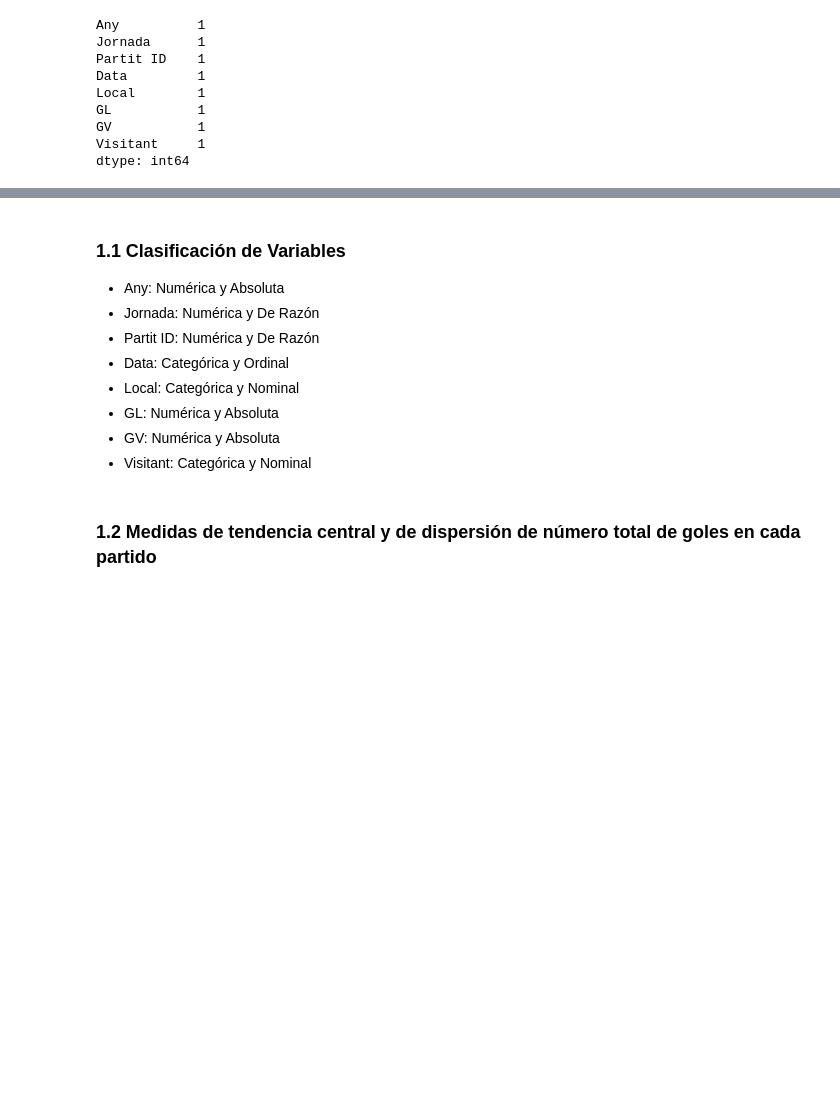
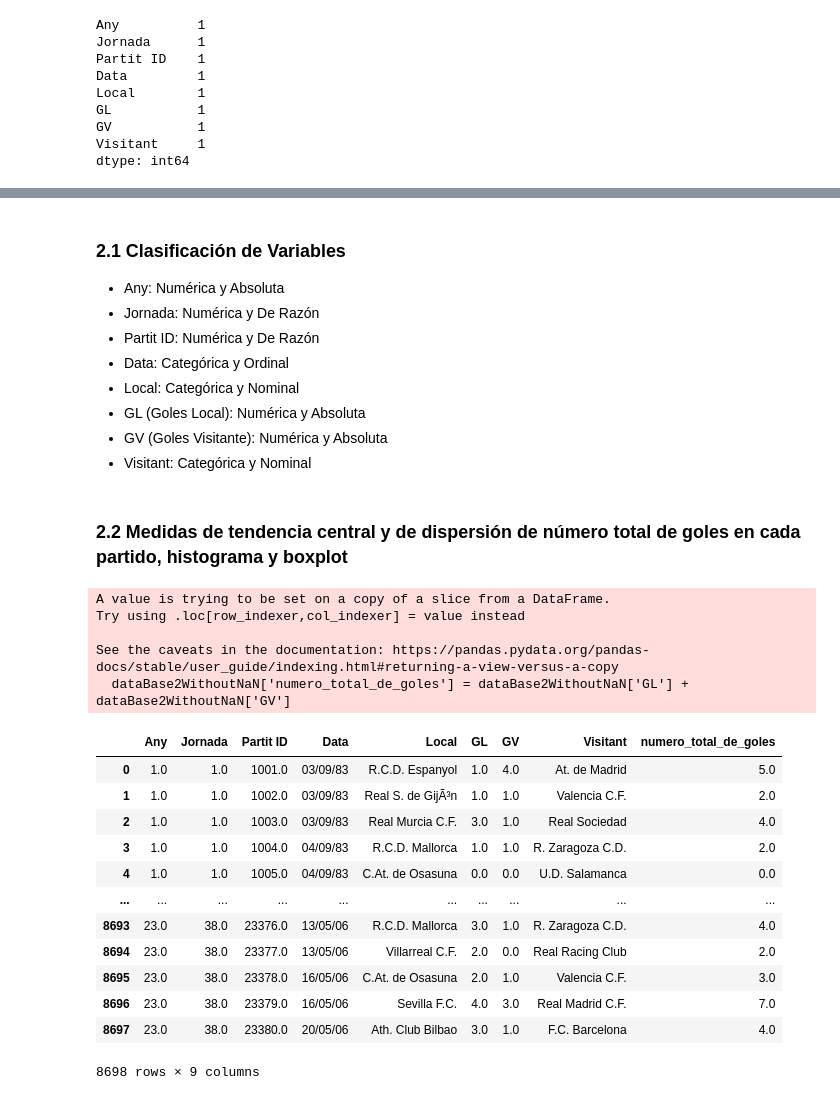
Before and after one commit to santiago861/Statistics, a Jupyter notebook: Weekly Exercises/week1/tarea1.ipynb, the cells around one changed output, grey strips where cells are left out. Cells and saved outputs as stored; diff of their text form; code cells hidden in the pictures; blank space fills up the shorter version.

```diff
--- a/Weekly Exercises/week1/tarea1.ipynb
+++ b/Weekly Exercises/week1/tarea1.ipynb
@@ -243,14 +258,36 @@ dataBase2WithoutNaN = dataBase2.dropna()
 # %% [markdown]
 
-### 1.1 Clasificación de Variables
+### 2.1 Clasificación de Variables
 
 - Any: Numérica y Absoluta
 - Jornada: Numérica y De Razón
 - Partit ID: Numérica y De Razón
 - Data: Categórica y Ordinal
 - Local: Categórica y Nominal
-- GL: Numérica y Absoluta
-- GV: Numérica y Absoluta
+- GL (Goles Local): Numérica y Absoluta
+- GV (Goles Visitante): Numérica y Absoluta
 - Visitant: Categórica y Nominal
 # %% [markdown]
-### 1.2 Medidas de tendencia central y de dispersión de número total de goles en cada partido
+### 2.2 Medidas de tendencia central y de dispersión de número total de goles en cada partido, histograma y boxplot
+# %%
+dataBase2WithoutNaN['numero_total_de_goles'] = dataBase2WithoutNaN['GL'] + dataBase2WithoutNaN['GV']
+dataBase2WithoutNaN
+# %% [output]
+A value is trying to be set on a copy of a slice from a DataFrame.
+Try using .loc[row_indexer,col_indexer] = value instead
+
+See the caveats in the documentation: https://pandas.pydata.org/pandas-docs/stable/user_guide/indexing.html#returning-a-view-versus-a-copy
+  dataBase2WithoutNaN['numero_total_de_goles'] = dataBase2WithoutNaN['GL'] + dataBase2WithoutNaN['GV']
+|  | Any | Jornada | Partit ID | Data | Local | GL | GV | Visitant | numero_total_de_goles |
+| 0 | 1.0 | 1.0 | 1001.0 | 03/09/83 | R.C.D. Espanyol | 1.0 | 4.0 | At. de Madrid | 5.0 |
+| 1 | 1.0 | 1.0 | 1002.0 | 03/09/83 | Real S. de GijÃ³n | 1.0 | 1.0 | Valencia C.F. | 2.0 |
+| 2 | 1.0 | 1.0 | 1003.0 | 03/09/83 | Real Murcia C.F. | 3.0 | 1.0 | Real Sociedad | 4.0 |
+| 3 | 1.0 | 1.0 | 1004.0 | 04/09/83 | R.C.D. Mallorca | 1.0 | 1.0 | R. Zaragoza C.D. | 2.0 |
+| 4 | 1.0 | 1.0 | 1005.0 | 04/09/83 | C.At. de Osasuna | 0.0 | 0.0 | U.D. Salamanca | 0.0 |
+| ... | ... | ... | ... | ... | ... | ... | ... | ... | ... |
+| 8693 | 23.0 | 38.0 | 23376.0 | 13/05/06 | R.C.D. Mallorca | 3.0 | 1.0 | R. Zaragoza C.D. | 4.0 |
+| 8694 | 23.0 | 38.0 | 23377.0 | 13/05/06 | Villarreal C.F. | 2.0 | 0.0 | Real Racing Club | 2.0 |
+| 8695 | 23.0 | 38.0 | 23378.0 | 16/05/06 | C.At. de Osasuna | 2.0 | 1.0 | Valencia C.F. | 3.0 |
+| 8696 | 23.0 | 38.0 | 23379.0 | 16/05/06 | Sevilla F.C. | 4.0 | 3.0 | Real Madrid C.F. | 7.0 |
+| 8697 | 23.0 | 38.0 | 23380.0 | 20/05/06 | Ath. Club Bilbao | 3.0 | 1.0 | F.C. Barcelona | 4.0 |
+8698 rows × 9 columns
```
Also changed, not shown: parts of 10 cells of this notebook.
